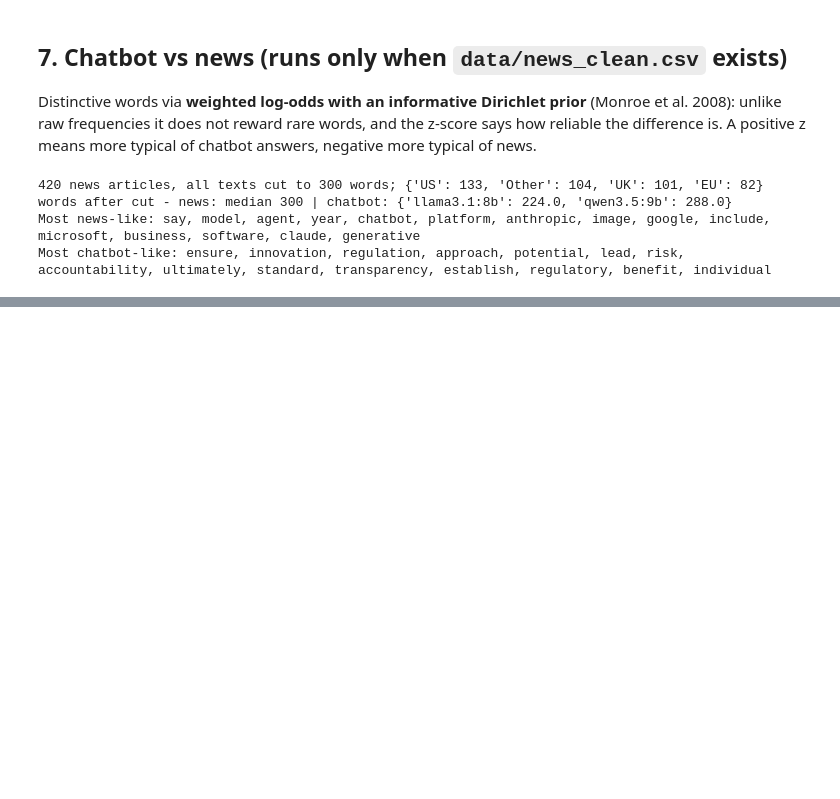
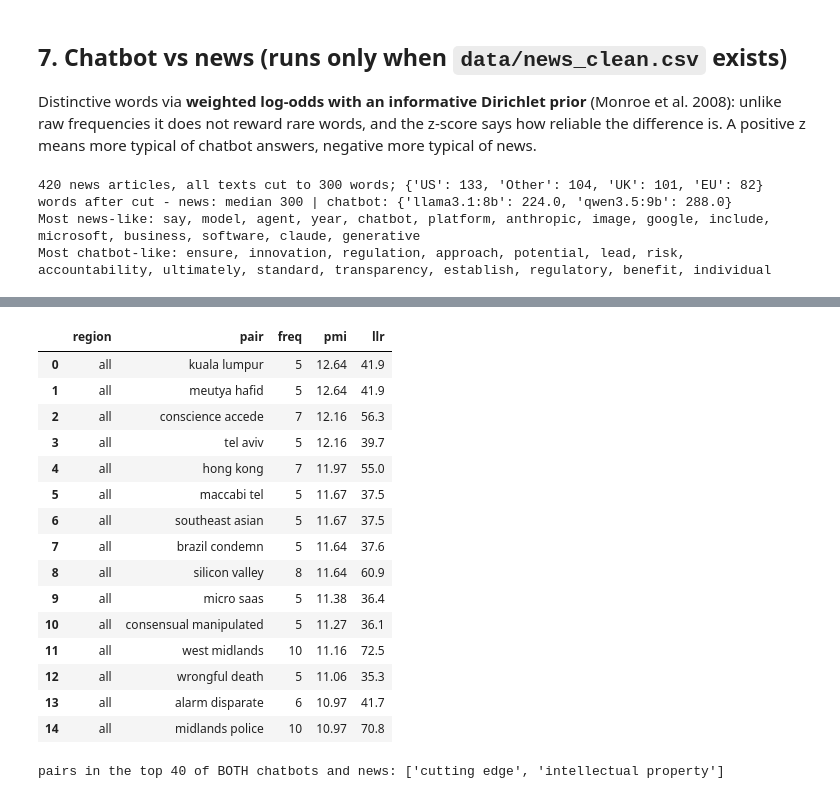
Before and after one commit to Annjnk/Text-Analytics-NLP-CA, a Jupyter notebook: 02_chatbot_text_analysis.ipynb, the cells around one changed output, grey strips where cells are left out. Drawn from its saved outputs; the diff is of its cells as text; code cells hidden in the pictures; blank space fills up the shorter version.

```diff
--- a/02_chatbot_text_analysis.ipynb
+++ b/02_chatbot_text_analysis.ipynb
@@ -272,0 +276,14 @@ Most chatbot-like: ensure, innovation, regulation, approach, potential, lead, ri
+# %%
+if not NEWS_CSV.exists():
+    print("No news corpus yet - skipping sections 8-11.")
+else:
+    news["text_clean"] = news["tokens"].str.join(" "); ans["text_clean_cut"] = ans["tokens_cut"].str.join(" ")
+    docs = {"chatbot: Llama": " ".join(ans[ans.chatbot == "llama3.1:8b"]["text_clean_cut"]), "chatbot: Qwen": " ".join(ans[ans.chatbot == "qwen3.5:9b"]["text_clean_cut"]),
+            **{f"news: {r}": " ".join(news[news.region == r]["text_clean"]) for r in ["US", "UK", "EU", "Other"]}}
+    tf2 = TfidfVectorizer(sublinear_tf=True); M2 = tf2.fit_transform(list(docs.values())); terms2 = np.array(tf2.get_feature_names_out())
+    rows = []
+    for i, g in enumerate(docs):
+        row = M2[i].toarray().ravel()
+        for j in row.argsort()[::-1][:15]: rows.append({"source": g, "term": terms2[j], "tfidf": round(row[j], 3)})
+    tfidf_news = pd.DataFrame(rows); tfidf_news.to_csv(OUT / "tfidf_top_by_source_with_news.csv", index=False)
+    display(tfidf_news.groupby("source", sort=False)["term"].apply(lambda s: ", ".join(s.head(10))))
@@ -272,0 +302,15 @@ Most chatbot-like: ensure, innovation, regulation, approach, potential, lead, ri
+# %%
+if NEWS_CSV.exists():
+    ng = []
+    for r, g in [("all", news)] + [(r, news[news.region == r]) for r in ["US", "UK", "EU", "Other"]]:
+        t = top_ngrams(g["text_clean"]); t.insert(0, "region", r); ng.append(t)
+    ngrams_news = pd.concat(ng, ignore_index=True); ngrams_news.to_csv(OUT / "ngrams_top_news.csv", index=False)
+    display(ngrams_news[ngrams_news.region == "all"].head(12))
+
+    cv2 = CountVectorizer(ngram_range=(2, 2), min_df=3)
+    X2 = cv2.fit_transform(list(ans["text_clean_cut"]) + list(news["text_clean"])); names2 = cv2.get_feature_names_out(); nA = len(ans)
+    cb2 = Counter(dict(zip(names2, np.asarray(X2[:nA].sum(axis=0)).ravel()))); nw2 = Counter(dict(zip(names2, np.asarray(X2[nA:].sum(axis=0)).ravel())))
+    lo2 = log_odds(cb2, nw2); lo2 = lo2[(lo2["chatbot_count"] + lo2["news_count"]) >= 10].sort_values("z")
+    lo2.to_csv(OUT / "chatbot_vs_news_bigram_log_odds.csv", index=False)
+    print("Bigrams most typical of NEWS:   ", "; ".join(lo2.head(12)["term"]))
+    print("Bigrams most typical of CHATBOTS:", "; ".join(lo2.tail(12)["term"][::-1]))
@@ -272,0 +336,28 @@ Most chatbot-like: ensure, innovation, regulation, approach, potential, lead, ri
+# %%
+if NEWS_CSV.exists():
+    col_n = []
+    for r, g in [("all", news)] + [(r, news[news.region == r]) for r in ["US", "UK", "EU", "Other"]]:
+        t = collocations(g["tokens"].tolist(), k=15); t.insert(0, "region", r); col_n.append(t)
+    colloc_news = pd.concat(col_n, ignore_index=True); colloc_news.to_csv(OUT / "collocations_news.csv", index=False)
+    display(colloc_news[colloc_news.region == "all"])
+    key = lambda pairs: {" ".join(sorted(p.split())) for p in pairs}
+    top_c = key(collocations(ans["tokens_cut"].tolist(), k=40)["pair"]); top_n = key(collocations(news["tokens"].tolist(), k=40)["pair"])
+    print("pairs in the top 40 of BOTH chatbots and news:", sorted(top_c & top_n) or "none")
+# %% [output]
+|  | region | pair | freq | pmi | llr |
+| 0 | all | kuala lumpur | 5 | 12.64 | 41.9 |
+| 1 | all | meutya hafid | 5 | 12.64 | 41.9 |
+| 2 | all | conscience accede | 7 | 12.16 | 56.3 |
+| 3 | all | tel aviv | 5 | 12.16 | 39.7 |
+| 4 | all | hong kong | 7 | 11.97 | 55.0 |
+| 5 | all | maccabi tel | 5 | 11.67 | 37.5 |
+| 6 | all | southeast asian | 5 | 11.67 | 37.5 |
+| 7 | all | brazil condemn | 5 | 11.64 | 37.6 |
+| 8 | all | silicon valley | 8 | 11.64 | 60.9 |
+| 9 | all | micro saas | 5 | 11.38 | 36.4 |
+| 10 | all | consensual manipulated | 5 | 11.27 | 36.1 |
+| 11 | all | west midlands | 10 | 11.16 | 72.5 |
+| 12 | all | wrongful death | 5 | 11.06 | 35.3 |
+| 13 | all | alarm disparate | 6 | 10.97 | 41.7 |
+| 14 | all | midlands police | 10 | 10.97 | 70.8 |
+pairs in the top 40 of BOTH chatbots and news: ['cutting edge', 'intellectual property']
```
Also changed, not shown: parts of 8 cells of this notebook, 6 other files.
